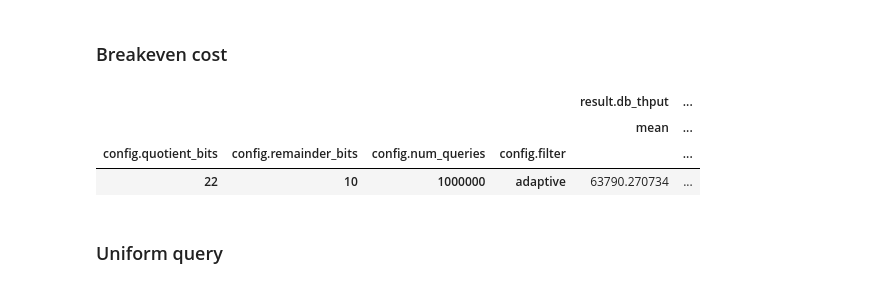
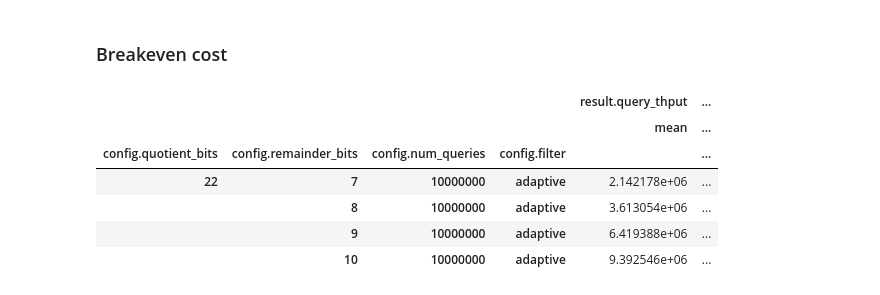
Before and after one commit to saltsystemslab/SkiRentalAdaptiveQF, a Jupyter notebook: bench/breakEvenInspector.ipynb, the cells around one changed output. Saved outputs shown, nothing was run; the diff lists cells and outputs as text; code cells hidden in the pictures.

```diff
--- a/bench/breakEvenInspector.ipynb
+++ b/bench/breakEvenInspector.ipynb
@@ -17,7 +17,7 @@ def parse_output_file(file_path):
     if 'False positives' in result:
         result['fp'] = float(result['False positives'].split()[0])
     if 'False positive rate' in result:
-        result['fpr'] = float(result['False positive rate'].split()[0])
+        result['fpr'] = float(result['False positive rate'].split()[0][:-1]) / 100.0 # Ignore the '%' in the result
     if 'Filter throughput' in result:
         result['filter_thput'] = float(result['Filter throughput'].split()[0])
     if 'Filtered DB throughput' in result:
@@ -37,8 +37,10 @@ for dir in os.listdir(result_dir):
         experiment_run['config'] = json.load(file)
     with open(os.path.join(result_dir, dir, 'run.json'), 'r', encoding='utf-8') as file:
         experiment_run['context'] = json.load(file)
-    experiment_run['result'] = parse_output_file(os.path.join(result_dir, dir, 'output.txt'))
-    experiment_runs.append(experiment_run)
+    output_path = os.path.join(result_dir, dir, 'output.txt')
+    if os.path.exists(output_path):
+        experiment_run['result'] = parse_output_file(os.path.join(result_dir, dir, 'output.txt'))
+        experiment_runs.append(experiment_run)
 
 df = pd.json_normalize(experiment_runs)
 df['result.breakeven'] = df['result.db_thput']/df['result.rm_thput']
@@ -70,17 +79,19 @@ Line:  CPU time for inserts:  8.164280
 # %%
 filtered_df = df[df['config.filter']=='adaptive']
 display(filtered_df.groupby(['config.quotient_bits', 'config.remainder_bits', 'config.num_queries', 'config.filter'])
         .agg({
-            'result.filter_thput': ['mean']
-            'result.fp'
+            'result.query_thput': ['mean'],
+            'result.filter_thput': ['mean'],
+            'result.fpr': ['mean'],
             'result.db_thput': ['mean'],
-            'result.rm_thput': ['mean']
+            'result.rm_thput': ['mean'],
             'result.breakeven': ['mean']
             }))
 # %% [output]
-|  |  |  |  | result.db_thput | ... |
+|  |  |  |  | result.query_thput | ... |
 |  |  |  |  | mean | ... |
 | config.quotient_bits | config.remainder_bits | config.num_queries | config.filter |  | ... |
-| 22 | 10 | 1000000 | adaptive | 63790.270734 | ... |
+| 22 | 7 | 10000000 | adaptive | 2.142178e+06 | ... |
+|  | 8 | 10000000 | adaptive | 3.613054e+06 | ... |
+|  | 9 | 10000000 | adaptive | 6.419388e+06 | ... |
+|  | 10 | 10000000 | adaptive | 9.392546e+06 | ... |
-# %% [markdown]
-### Uniform query
```
Also changed, not shown: parts of 7 cells of this notebook, 2 other files.
